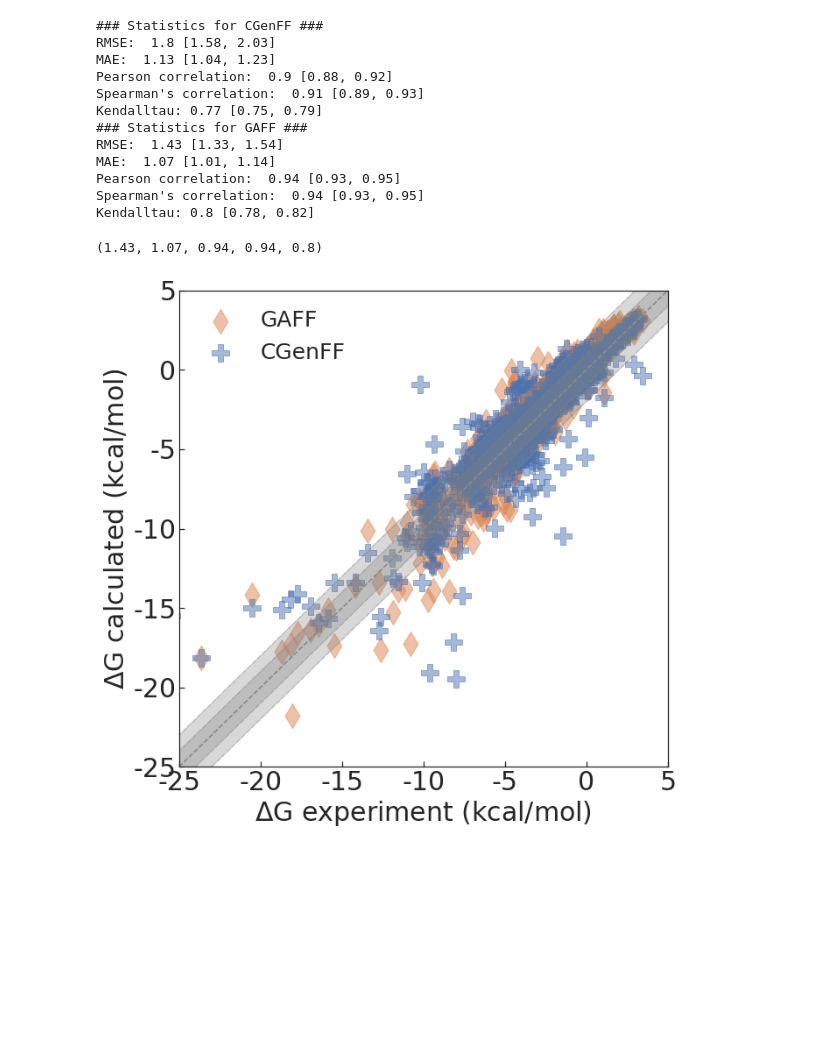
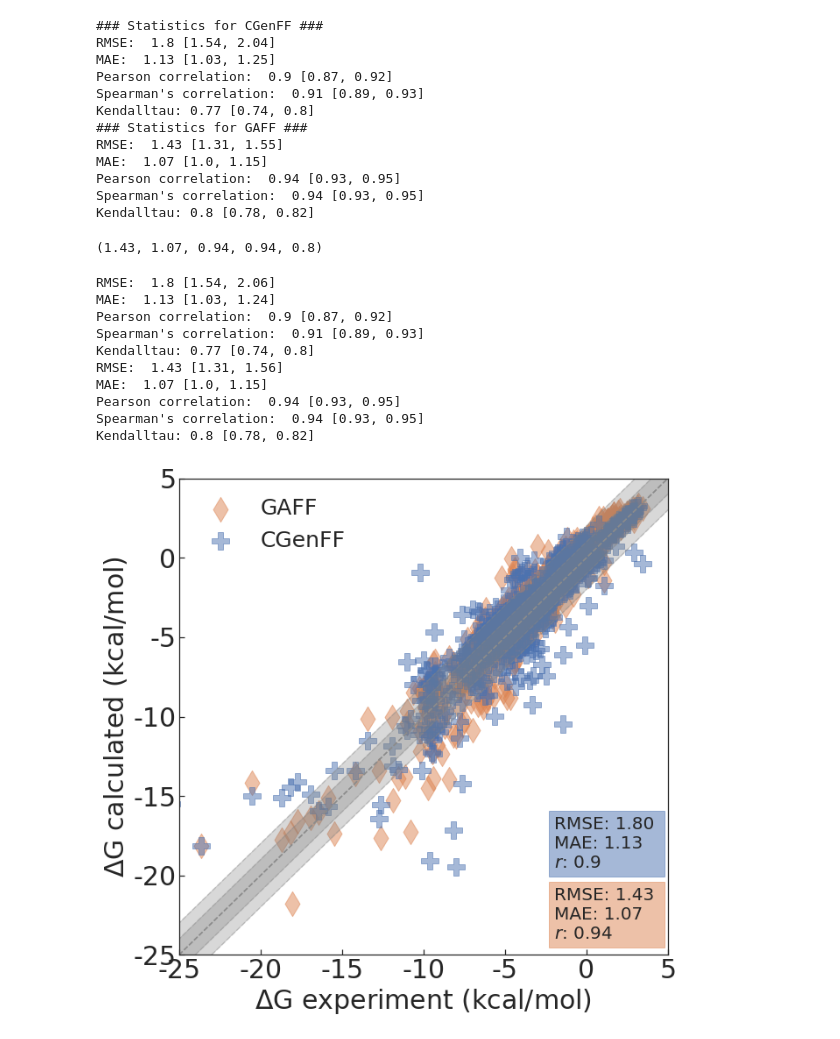
Before and after one commit to JohannesKarwou/notebooks, a Jupyter notebook: freeSolvSummary.ipynb, the cells around one changed output. Saved outputs shown, nothing was run; the diff lists cells and outputs as text; code cells hidden in the pictures; blank space fills up the shorter version.

```diff
--- a/freeSolvSummary.ipynb
+++ b/freeSolvSummary.ipynb
@@ -84,8 +84,8 @@ def bootstrap_metric(fct, x_values, y_values, p_value=False):
             r = fct(x_selection, y_selection)
         bootstrapped_metric.append(r)
 
-    # define 90% CI
-    alpha = 10.0
+    # define 95% CI
+    alpha = 5.0
     lower_p = alpha / 2.0
     # get value at or near percentile (take a look at the definition of percentile if
     # you have less than 100 values to make sure you understand what is happening)
@@ -159,14 +159,14 @@ calculate_statistics(
 )
 # %% [output]
 ### Statistics for CGenFF ###
-RMSE:  1.8 [1.58, 2.03]
-MAE:  1.13 [1.04, 1.23]
-Pearson correlation:  0.9 [0.88, 0.92]
+RMSE:  1.8 [1.54, 2.04]
+MAE:  1.13 [1.03, 1.25]
+Pearson correlation:  0.9 [0.87, 0.92]
 Spearman's correlation:  0.91 [0.89, 0.93]
-Kendalltau: 0.77 [0.75, 0.79]
+Kendalltau: 0.77 [0.74, 0.8]
 ### Statistics for GAFF ###
-RMSE:  1.43 [1.33, 1.54]
-MAE:  1.07 [1.01, 1.14]
+RMSE:  1.43 [1.31, 1.55]
+MAE:  1.07 [1.0, 1.15]
 Pearson correlation:  0.94 [0.93, 0.95]
 Spearman's correlation:  0.94 [0.93, 0.95]
 Kendalltau: 0.8 [0.78, 0.82]
@@ -186,36 +186,52 @@ tf = data["dG (TF) lrc"]
 #     label="GAFF",
 #     marker="d",
 #     alpha=0.5,
 #     color="C1",
 # )
 # axs.errorbar(
 #     x,
 #     tf,
 #     label="CGenFF",
 #     xerr=data[" experimental uncertainty (kcal/mol)"],
 #     yerr=data["std (TF)"],
 #     linestyle="",
 #     marker="P",
 #     alpha=0.5,
 #     color="C0",
 # )
 axs.scatter(x, mobley, label="GAFF", marker="d", alpha=0.5, color="C1")
 axs.scatter(x, tf, label="CGenFF", marker="P", alpha=0.5, color="C0")
 
 
 plotting_grey_area(0, one_plot=True)
 axs.set_xlim([-25, 5])
 axs.set_ylim([-25, 5])
 axs.set_xlabel("$\Delta$G experiment (kcal/mol)")
 axs.set_ylabel("$\Delta$G calculated (kcal/mol)")
 plt.legend(frameon=False)
 
-# text = f'RMSE: {calculate_statistics(x,tf)[0]} \n MAE: {calculate_statistics(x,tf)[1]} \n R: {calculate_statistics(x,tf)[2]} \n Spearman: {calculate_statistics(x,tf)[2]} \n'
-# axs.text(-1.5,-21, text , fontsize=20, bbox ={'boxstyle': 'square', 'fill': True, 'fc': 'w', 'ec': 'C1', 'alpha': 0.9})
+rmse, mae, r, _, _  = calculate_statistics(x,tf)
+text = f'RMSE: 1.80 \nMAE: {mae} \n$r$: {r}'
+axs.text(-2,-19.5, text , fontsize=20, bbox ={'boxstyle': 'square', 'fill': True, 'fc': 'C0', 'ec': 'C0', 'alpha': 0.5})
+
+rmse, mae, r, _, _  = calculate_statistics(x,mobley)
+text = f'RMSE: {rmse} \nMAE: {mae} \n$r$: {r}'
+axs.text(-2,-24, text , fontsize=20, bbox ={'boxstyle': 'square', 'fill': True, 'fc': 'C1', 'ec': 'C1', 'alpha': 0.5})
+
 
 plt.savefig("images/overview_charmm_vs_gaff.pdf")
 # %% [output]
+RMSE:  1.8 [1.54, 2.06]
+MAE:  1.13 [1.03, 1.24]
+Pearson correlation:  0.9 [0.87, 0.92]
+Spearman's correlation:  0.91 [0.89, 0.93]
+Kendalltau: 0.77 [0.74, 0.8]
+RMSE:  1.43 [1.31, 1.56]
+MAE:  1.07 [1.0, 1.15]
+Pearson correlation:  0.94 [0.93, 0.95]
+Spearman's correlation:  0.94 [0.93, 0.95]
+Kendalltau: 0.8 [0.78, 0.82]
-[figure, old version]
+[figure, new version]
 # %%
 # data_reduced = data.dropna(subset=["dG (Brooks)"])
 # print(len(data_reduced))
```
Also changed, not shown: parts of 8 cells of this notebook, 9 other files.
